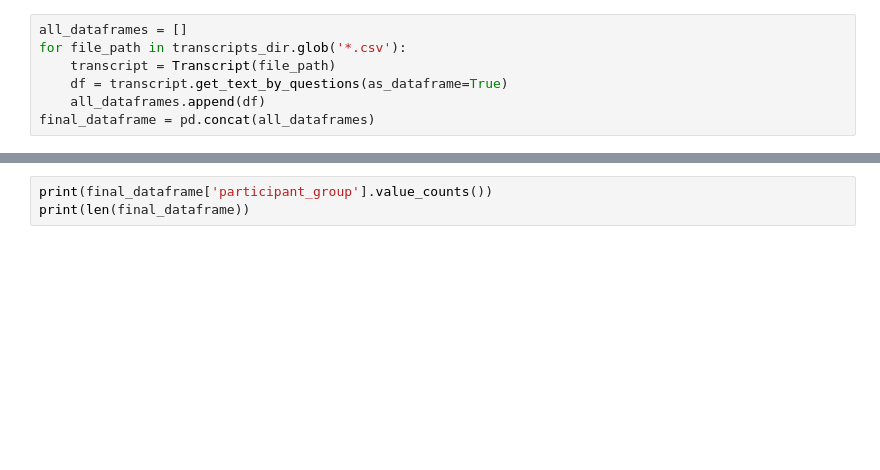
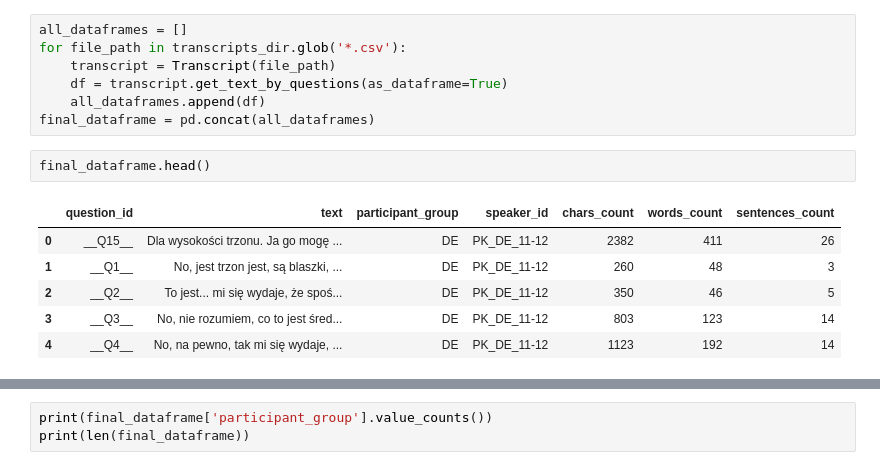
Before and after one commit to LukashWalancik/xaifungi-analysis, a Jupyter notebook: analysis.ipynb, the cells around one changed output, grey strips where cells are left out. Cells and saved outputs as stored; diff of their text form; blank space fills up the shorter version.

```diff
--- a/analysis.ipynb
+++ b/analysis.ipynb
@@ -554,3 +540,12 @@ for file_path in transcripts_dir.glob('*.csv'):
     df = transcript.get_text_by_questions(as_dataframe=True)
     all_dataframes.append(df)
 final_dataframe = pd.concat(all_dataframes)
+# %%
+final_dataframe.head()
+# %% [output]
+|  | question_id | text | participant_group | speaker_id | chars_count | words_count | sentences_count |
+| 0 | __Q15__ | Dla wysokości trzonu. Ja go mogę ... | DE | PK_DE_11-12 | 2382 | 411 | 26 |
+| 1 | __Q1__ | No, jest trzon jest, są blaszki, ... | DE | PK_DE_11-12 | 260 | 48 | 3 |
+| 2 | __Q2__ | To jest... mi się wydaje, że spoś... | DE | PK_DE_11-12 | 350 | 46 | 5 |
+| 3 | __Q3__ | No, nie rozumiem, co to jest śred... | DE | PK_DE_11-12 | 803 | 123 | 14 |
+| 4 | __Q4__ | No, na pewno, tak mi się wydaje, ... | DE | PK_DE_11-12 | 1123 | 192 | 14 |
```
Also changed, not shown: parts of 27 cells of this notebook.
